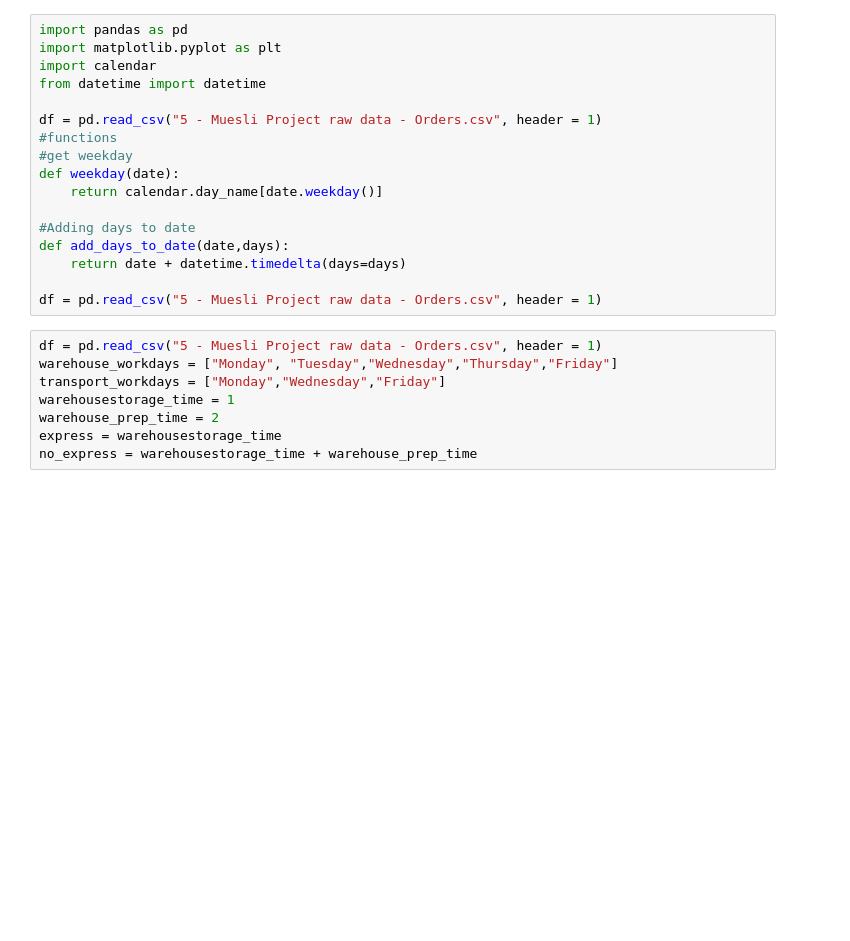
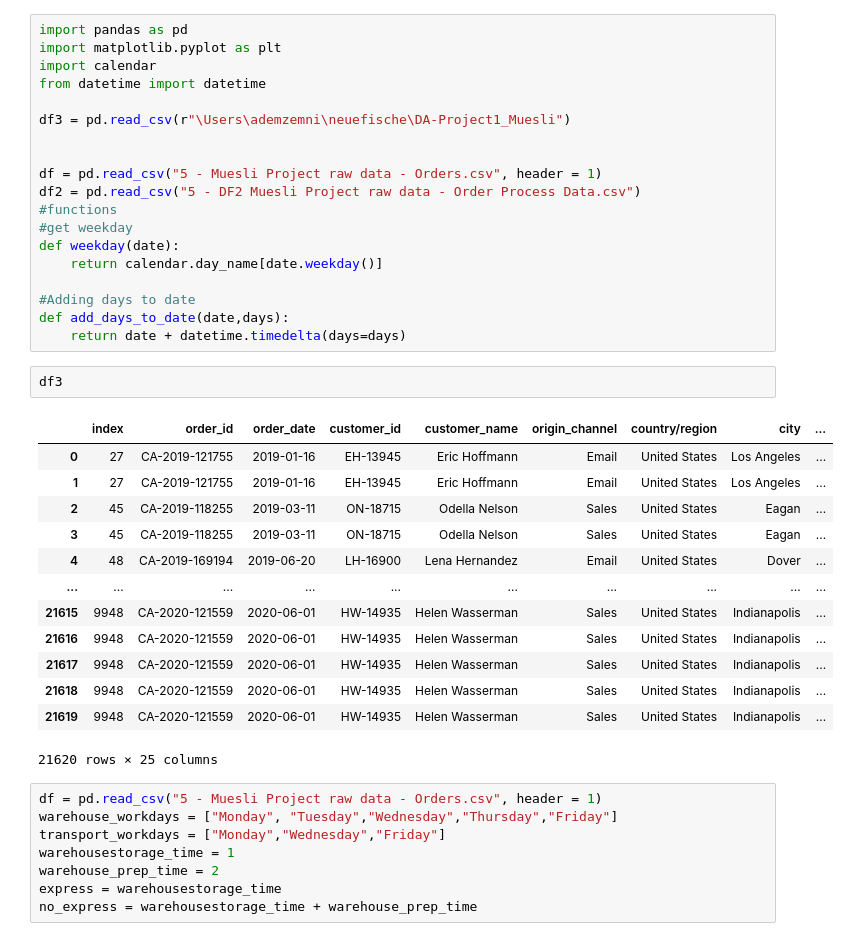
Before and after one commit to 1003lukama1988/DA-Project1_Muesli, a Jupyter notebook: bw_workspace.ipynb, the cells around one changed output. Cells and saved outputs as stored; diff of their text form; blank space fills up the shorter version.

```diff
--- a/bw_workspace.ipynb
+++ b/bw_workspace.ipynb
@@ -4,7 +4,11 @@ import matplotlib.pyplot as plt
 import calendar
 from datetime import datetime
 
+df3 = pd.read_csv(r"\Users\ademzemni\neuefische\DA-Project1_Muesli")
+
+
 df = pd.read_csv("5 - Muesli Project raw data - Orders.csv", header = 1)
+df2 = pd.read_csv("5 - DF2 Muesli Project raw data - Order Process Data.csv")
 #functions
 #get weekday
 def weekday(date):
@@ -13,8 +17,22 @@ def weekday(date):
 #Adding days to date
 def add_days_to_date(date,days):
     return date + datetime.timedelta(days=days)
-
-df = pd.read_csv("5 - Muesli Project raw data - Orders.csv", header = 1)
+# %%
+df3
+# %% [output]
+|  | index | order_id | order_date | customer_id | customer_name | origin_channel | country/region | city | ... |
+| 0 | 27 | CA-2019-121755 | 2019-01-16 | EH-13945 | Eric Hoffmann | Email | United States | Los Angeles | ... |
+| 1 | 27 | CA-2019-121755 | 2019-01-16 | EH-13945 | Eric Hoffmann | Email | United States | Los Angeles | ... |
+| 2 | 45 | CA-2019-118255 | 2019-03-11 | ON-18715 | Odella Nelson | Sales | United States | Eagan | ... |
+| 3 | 45 | CA-2019-118255 | 2019-03-11 | ON-18715 | Odella Nelson | Sales | United States | Eagan | ... |
+| 4 | 48 | CA-2019-169194 | 2019-06-20 | LH-16900 | Lena Hernandez | Email | United States | Dover | ... |
+| ... | ... | ... | ... | ... | ... | ... | ... | ... | ... |
+| 21615 | 9948 | CA-2020-121559 | 2020-06-01 | HW-14935 | Helen Wasserman | Sales | United States | Indianapolis | ... |
+| 21616 | 9948 | CA-2020-121559 | 2020-06-01 | HW-14935 | Helen Wasserman | Sales | United States | Indianapolis | ... |
+| 21617 | 9948 | CA-2020-121559 | 2020-06-01 | HW-14935 | Helen Wasserman | Sales | United States | Indianapolis | ... |
+| 21618 | 9948 | CA-2020-121559 | 2020-06-01 | HW-14935 | Helen Wasserman | Sales | United States | Indianapolis | ... |
+| 21619 | 9948 | CA-2020-121559 | 2020-06-01 | HW-14935 | Helen Wasserman | Sales | United States | Indianapolis | ... |
+21620 rows × 25 columns
 # %%
 df = pd.read_csv("5 - Muesli Project raw data - Orders.csv", header = 1)
 warehouse_workdays = ["Monday", "Tuesday","Wednesday","Thursday","Friday"]
```
Also changed, not shown: parts of 18 cells of this notebook.
